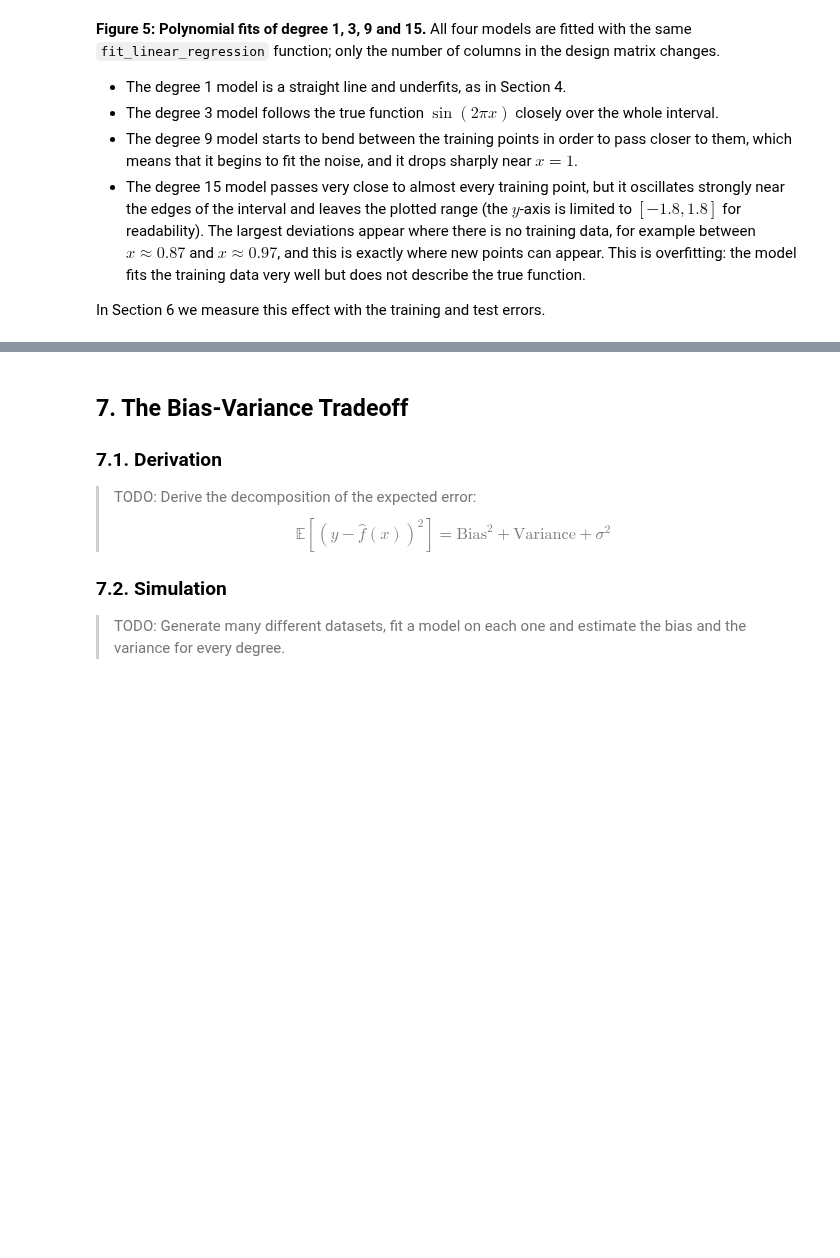
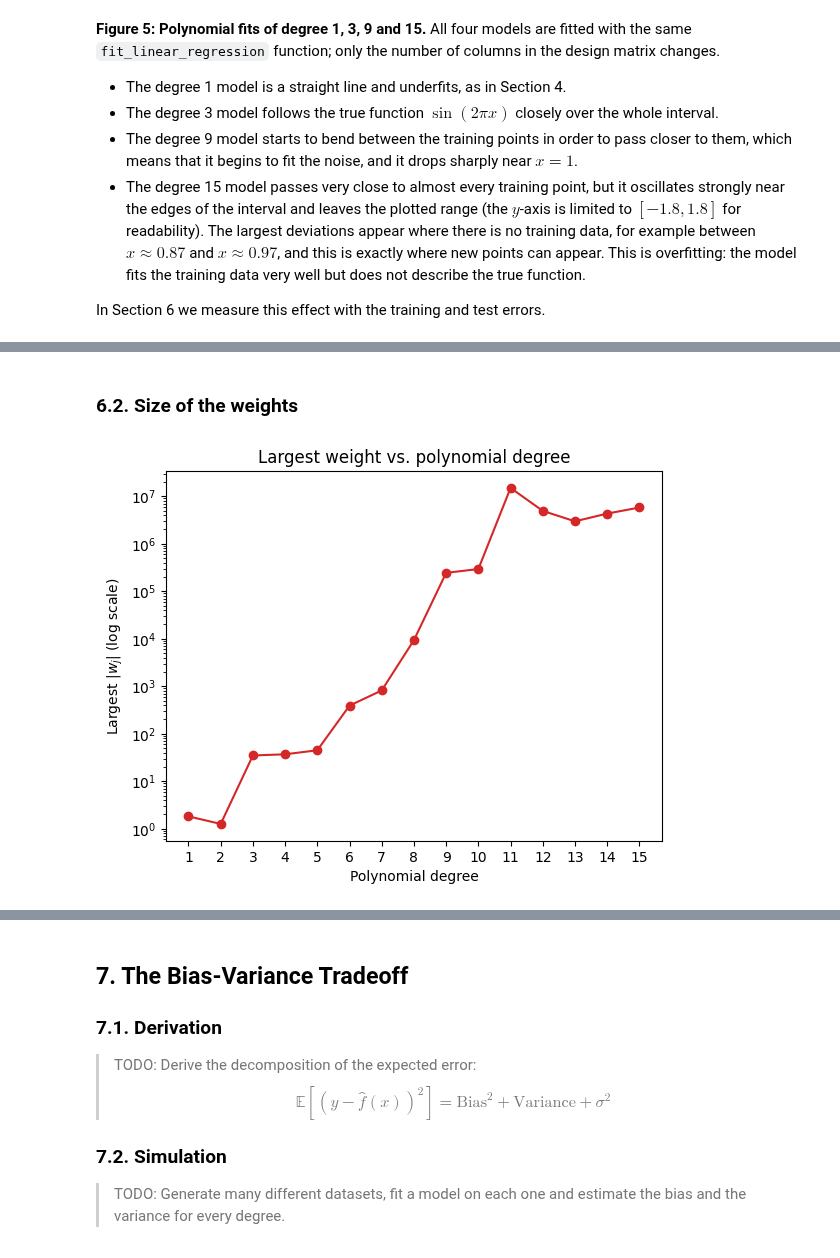
Before and after one commit to eleonorakuteva/overfitting-and-regularization, a Jupyter notebook: main.ipynb, the cells around one changed output, grey strips where cells are left out. Saved outputs shown, nothing was run; the diff lists cells and outputs as text; code cells hidden in the pictures; blank space fills up the shorter version.

```diff
--- a/main.ipynb
+++ b/main.ipynb
@@ -396,0 +436,20 @@ In Section 6 we measure this effect with the training and test errors.
+# %% [markdown]
+### 6.2. Size of the weights
+# %%
+max_weights = []
+
+for degree in degrees:
+    X_train_poly = polynomial_features(x_train, degree)
+    w_poly = fit_linear_regression(X_train_poly, y_train)
+
+    # the largest absolute value among the weights
+    max_weights.append(np.max(np.abs(w_poly)))
+
+plt.semilogy(degrees, max_weights, "o-", color="tab:red")
+plt.title("Largest weight vs. polynomial degree")
+plt.xlabel("Polynomial degree")
+plt.xticks(degrees)
+plt.ylabel(r"Largest $|w_j|$ (log scale)")
+plt.show()
+# %% [output]
+[figure, added]
```
Also changed, not shown: parts of 5 cells of this notebook.
